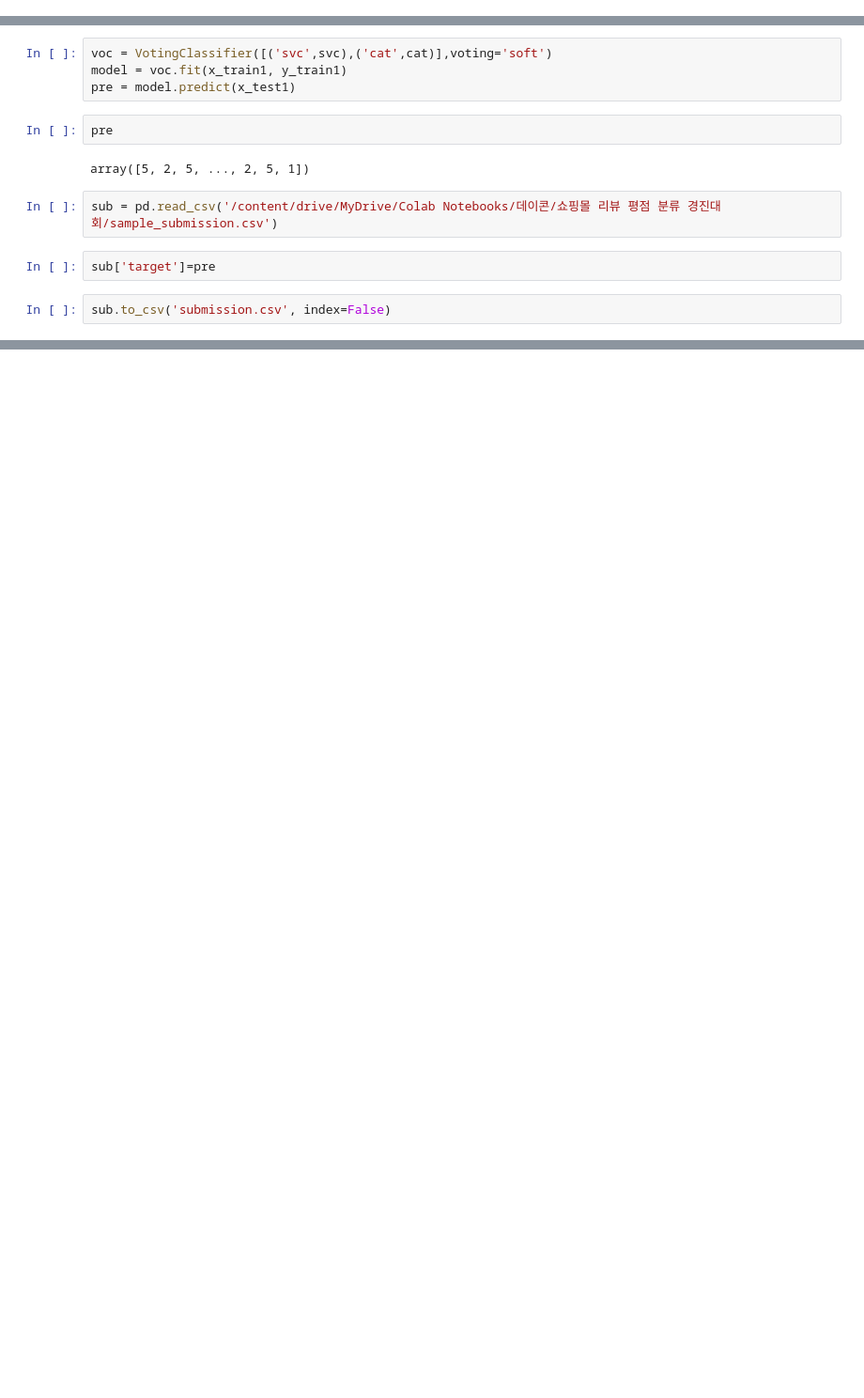
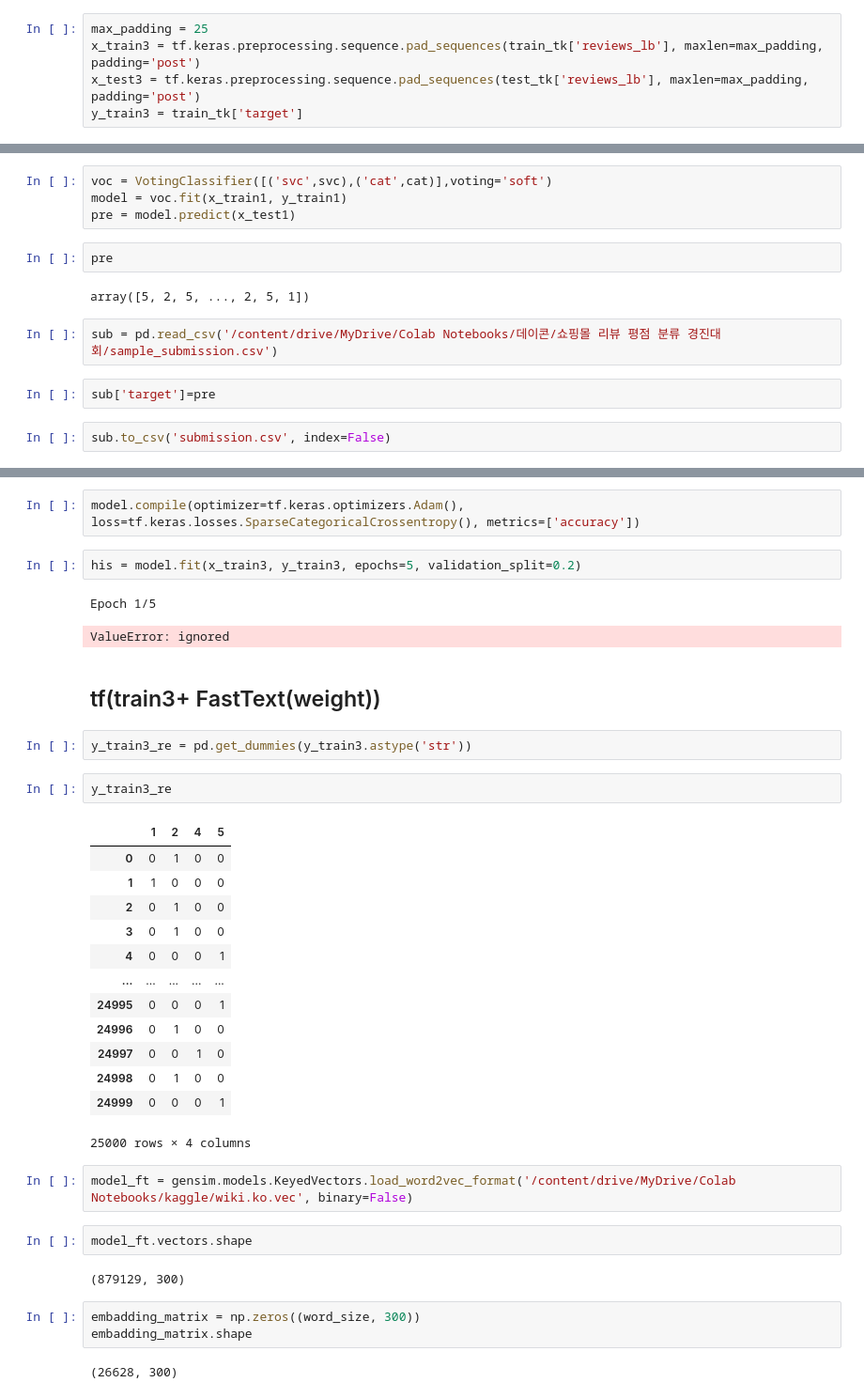
Before and after one commit to chi-hun/dacon, a Jupyter notebook: 쇼핑몰_리뷰_평점_분류_경진대회.ipynb, the cells around one changed output, grey strips where cells are left out. Shown at 94% size. Saved outputs shown, nothing was run; the diff lists cells and outputs as text; blank space fills up the shorter version.

Commit message:
Colaboratory를 통해 생성됨

```diff
--- a/쇼핑몰_리뷰_평점_분류_경진대회.ipynb
+++ b/쇼핑몰_리뷰_평점_분류_경진대회.ipynb
@@ -353,3 +427,8 @@ tf.keras.preprocessing.sequence.pad_sequences()
+# %%
+max_padding = 25
+x_train3 = tf.keras.preprocessing.sequence.pad_sequences(train_tk['reviews_lb'], maxlen=max_padding, padding='post')
+x_test3 = tf.keras.preprocessing.sequence.pad_sequences(test_tk['reviews_lb'], maxlen=max_padding, padding='post')
+y_train3 = train_tk['target']
 # %% [markdown]
 # modeling
 # %% [markdown]
@@ -413,0 +847,38 @@ sub.to_csv('submission.csv', index=False)
+# %%
+model.compile(optimizer=tf.keras.optimizers.Adam(), loss=tf.keras.losses.SparseCategoricalCrossentropy(), metrics=['accuracy'])
+# %%
+his = model.fit(x_train3, y_train3, epochs=5, validation_split=0.2)
+# %% [output]
+Epoch 1/5
+ValueError: ignored
+# %% [markdown]
+## tf(train3+ FastText(weight))
+# %%
+y_train3_re = pd.get_dummies(y_train3.astype('str'))
+# %%
+y_train3_re
+# %% [output]
+|  | 1 | 2 | 4 | 5 |
+| 0 | 0 | 1 | 0 | 0 |
+| 1 | 1 | 0 | 0 | 0 |
+| 2 | 0 | 1 | 0 | 0 |
+| 3 | 0 | 1 | 0 | 0 |
+| 4 | 0 | 0 | 0 | 1 |
+| ... | ... | ... | ... | ... |
+| 24995 | 0 | 0 | 0 | 1 |
+| 24996 | 0 | 1 | 0 | 0 |
+| 24997 | 0 | 0 | 1 | 0 |
+| 24998 | 0 | 1 | 0 | 0 |
+| 24999 | 0 | 0 | 0 | 1 |
+25000 rows × 4 columns
+# %%
+model_ft = gensim.models.KeyedVectors.load_word2vec_format('/content/drive/MyDrive/Colab Notebooks/kaggle/wiki.ko.vec', binary=False)
+# %%
+model_ft.vectors.shape
+# %% [output]
+(879129, 300)
+# %%
+embadding_matrix = np.zeros((word_size, 300))
+embadding_matrix.shape
+# %% [output]
+(26628, 300)
```
Also changed, not shown: parts of 61 cells of this notebook.
